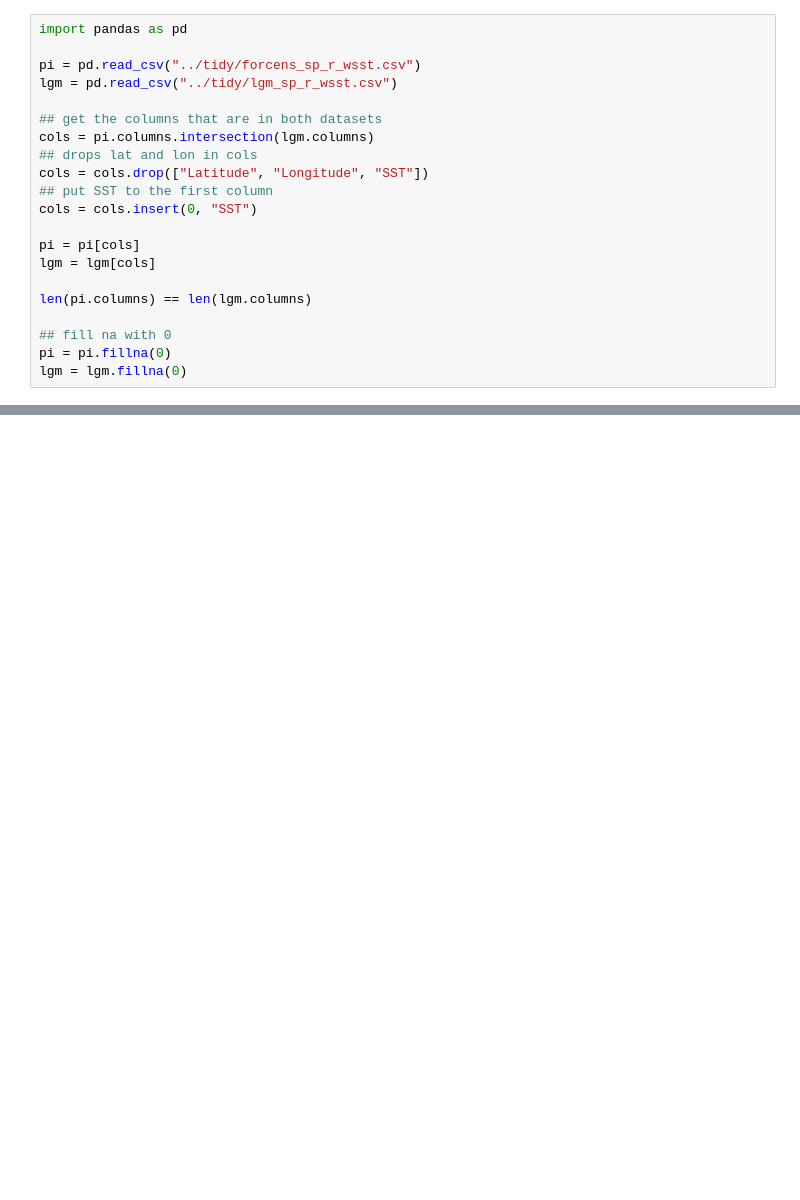
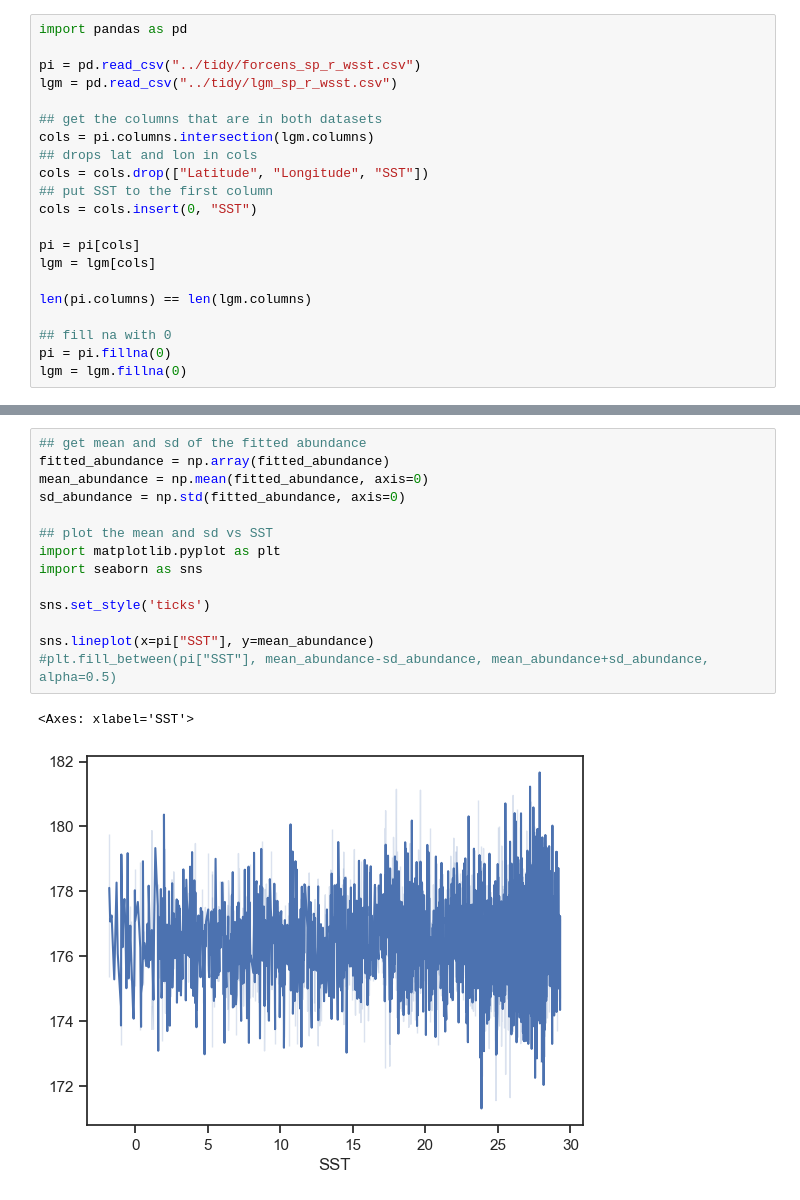
Before and after one commit to ruiying-ocean/foram_core, a Jupyter notebook: code/bootstrap.ipynb, the cells around one changed output, grey strips where cells are left out. Cells and saved outputs as stored; diff of their text form; blank space fills up the shorter version.

```diff
--- a/code/bootstrap.ipynb
+++ b/code/bootstrap.ipynb
@@ -130,0 +143,17 @@ sns.jointplot(x="dsst", y="dissim_bc", data=df, kind="hex")
+# %%
+## get mean and sd of the fitted abundance
+fitted_abundance = np.array(fitted_abundance)
+mean_abundance = np.mean(fitted_abundance, axis=0)
+sd_abundance = np.std(fitted_abundance, axis=0)
+
+## plot the mean and sd vs SST
+import matplotlib.pyplot as plt
+import seaborn as sns
+
+sns.set_style('ticks')
+
+sns.lineplot(x=pi["SST"], y=mean_abundance)
+#plt.fill_between(pi["SST"], mean_abundance-sd_abundance, mean_abundance+sd_abundance, alpha=0.5)
+# %% [output]
+<Axes: xlabel='SST'>
+[figure, added]
```
Also changed, not shown: parts of 6 cells of this notebook, 28 other files.
